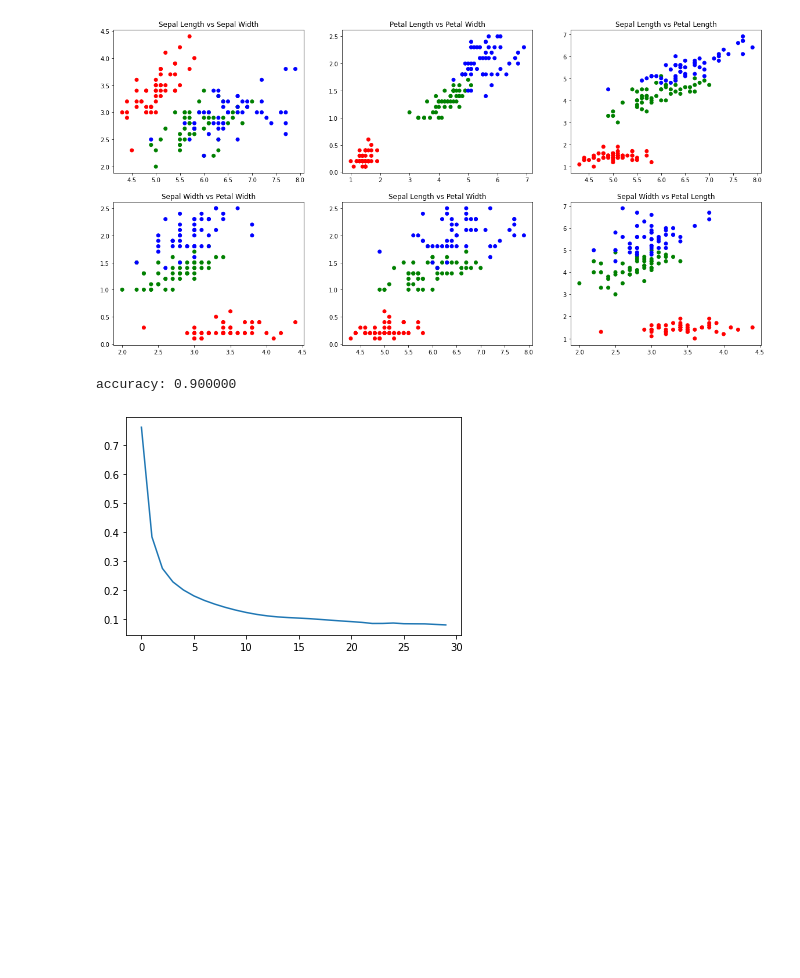
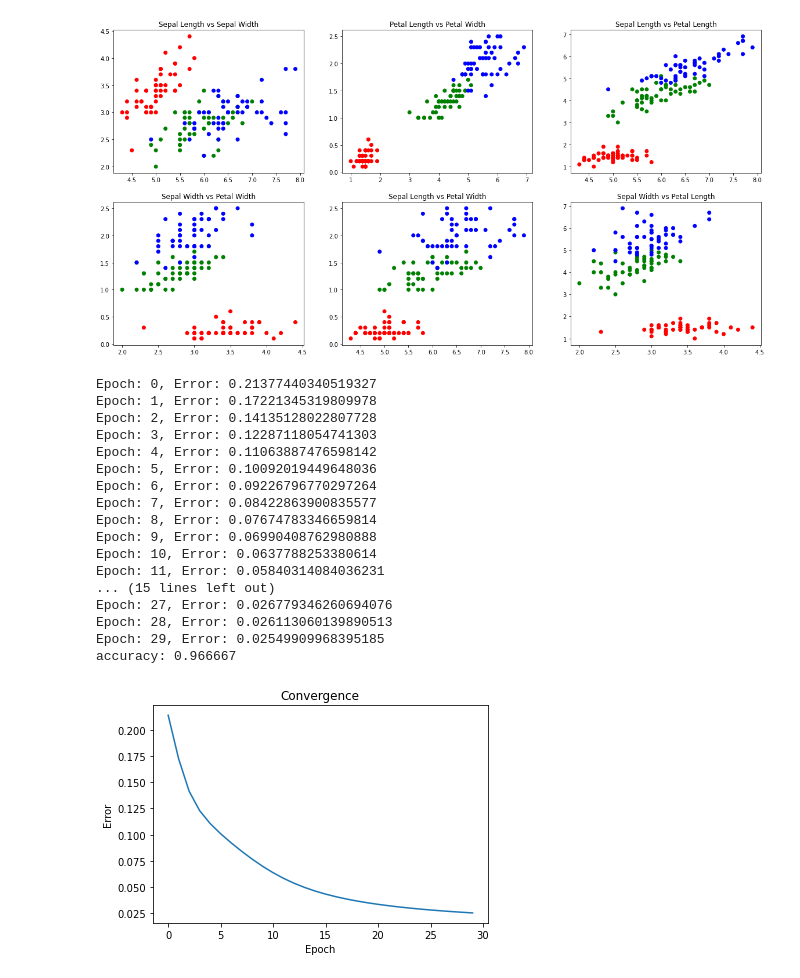
Before and after one commit to JanekDev/neural-network-from-scratch, a Jupyter notebook: simple_nn_iris.ipynb, the cells around one changed output. Drawn from its saved outputs; the diff is of its cells as text; code cells hidden in the pictures; blank space fills up the shorter version.

```diff
--- a/simple_nn_iris.ipynb
+++ b/simple_nn_iris.ipynb
@@ -87,7 +87,7 @@ class Network:
 
         return result
 
-    def fit(self, x_train, y_train, epochs, learning_rate, print=False):
+    def fit(self, x_train, y_train, epochs, learning_rate, printc=False):
         samples = len(x_train)
         for i in range(epochs):
             err = 0
@@ -103,7 +103,7 @@ class Network:
 
             err /= samples
             self.convergence.append(err)
-            if print:
+            if printc:
                 print(f'Epoch: {i}, Error: {err}')
 # %% [markdown]
 Data visualization
@@ -119,10 +119,10 @@ plot_iris_data(iris)
 # %%
 net = Network()
 net.add(FullyConnectedLayer(4, 16, 'he'))
-net.add(ActivationComponent(tanh, tanh_prime))
+net.add(ActivationComponent(sigmoid, sigmoid_prime))
 net.add(FullyConnectedLayer(16, 3, 'he'))
 net.add(ActivationComponent(softmax, softmax_prime))
-net.set_loss(mse, mse_prime)
+
 # convert species to one-hot encoding
 iris['Species'] = iris['Species'].map({'Iris-setosa': 0, 'Iris-versicolor': 1, 'Iris-virginica': 2})
 
@@ -130,34 +130,54 @@ iris['Species'] = iris['Species'].map({'Iris-setosa': 0, 'Iris-versicolor': 1, '
 iris_train = iris.sample(frac=0.8)
 iris_test = iris.drop(iris_train.index)
 # convert to numpy arrays
 iris_train = iris_train.to_numpy()
 iris_test = iris_test.to_numpy()
 
 # normalize data (0-1)
 for i in range(4):
     iris_train[:, i] = (iris_train[:, i] - iris_train[:, i].min()) / (iris_train[:, i].max() - iris_train[:, i].min())
     iris_test[:, i] = (iris_test[:, i] - iris_test[:, i].min()) / (iris_test[:, i].max() - iris_test[:, i].min())
 iris_train_x = iris_train[:, :4]
 iris_train_y = to_categorical(iris_train[:, 4])
 iris_test_x = iris_test[:, :4]
 iris_test_y =  iris_test[:, 4]
 iris_train_x =iris_train_x.reshape(iris_train_x.shape[0], 1, 4)
 
 
-net.set_loss(cross_entropy, cross_entropy_prime)
-net.fit(iris_train_x,iris_train_y, epochs=30, learning_rate=0.05)
+net.set_loss(mse, mse_prime)
+net.fit(iris_train_x,iris_train_y, epochs=30, learning_rate=0.5, printc=True)
 
 # make prediction
 pred = net.predict(iris_test_x)
 # calculate accuracy
 correct = 0
 for i in range(len(iris_test_y)):
     if np.argmax(pred[i]) == iris_test_y[i]:
         correct += 1
 print('accuracy: %f' % (correct / len(iris_test_y)))
+
 # plot convergence
 plt.plot(range(len(net.convergence)), net.convergence)
+plt.title('Convergence')
+plt.xlabel('Epoch')
+plt.ylabel('Error')
 plt.show()
 # %% [output]
-accuracy: 0.900000
+Epoch: 0, Error: 0.21377440340519327
+Epoch: 1, Error: 0.17221345319809978
+Epoch: 2, Error: 0.14135128022807728
+Epoch: 3, Error: 0.12287118054741303
+Epoch: 4, Error: 0.11063887476598142
+Epoch: 5, Error: 0.10092019449648036
+Epoch: 6, Error: 0.09226796770297264
+Epoch: 7, Error: 0.08422863900835577
+Epoch: 8, Error: 0.07674783346659814
+Epoch: 9, Error: 0.06990408762980888
+Epoch: 10, Error: 0.0637788253380614
+Epoch: 11, Error: 0.05840314084036231
+... (15 lines left out)
+Epoch: 27, Error: 0.026779346260694076
+Epoch: 28, Error: 0.026113060139890513
+Epoch: 29, Error: 0.02549909968395185
+accuracy: 0.966667
-[figure, old version]
+[figure, new version]
```
